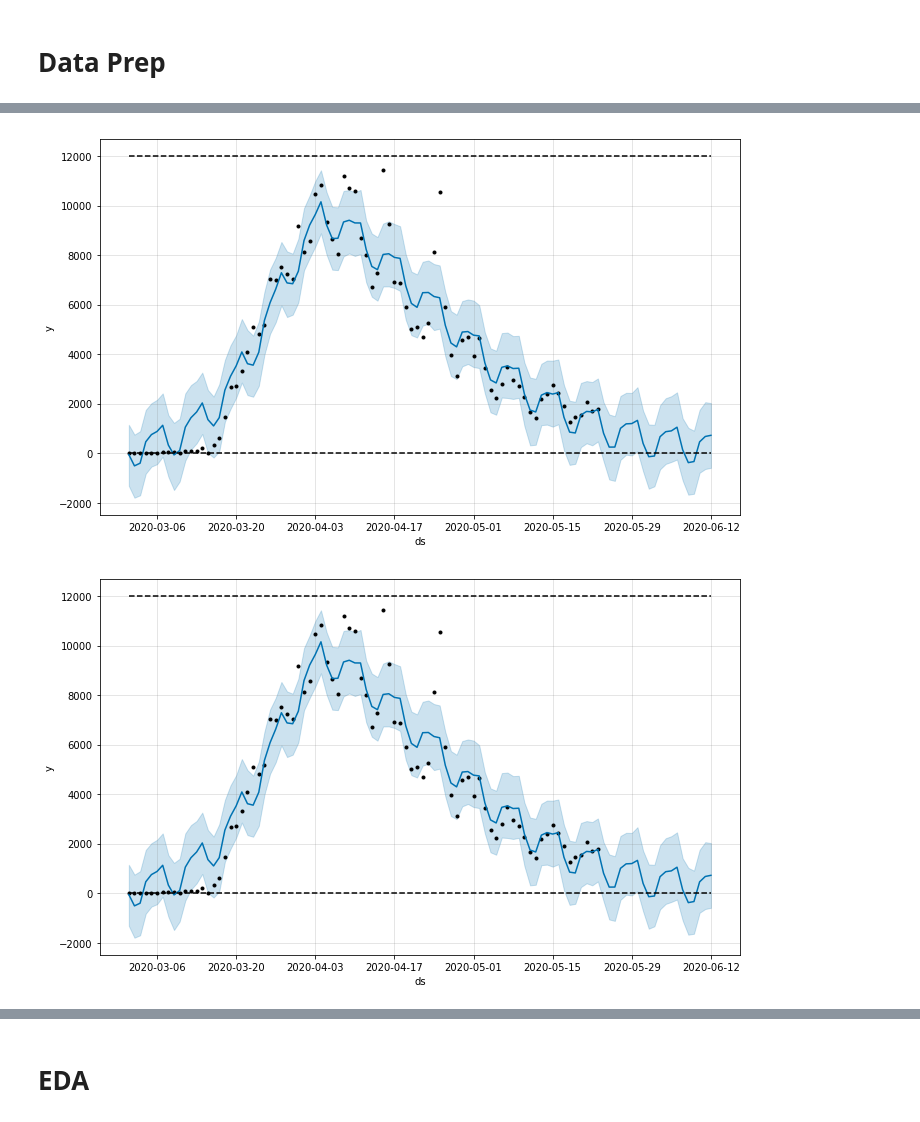
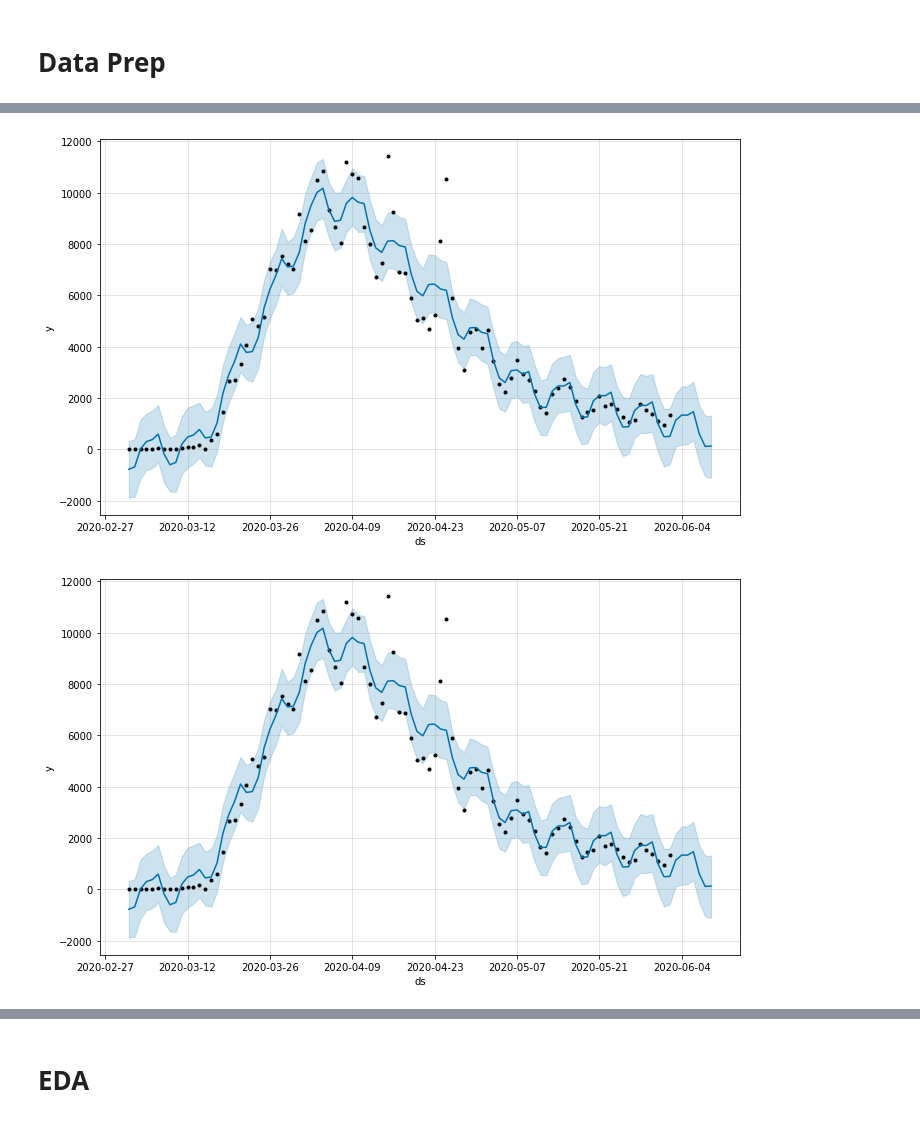
Before and after one commit to heyuping0331/forecasting_covid19_new_cases, a Jupyter notebook: covid19_forecast.ipynb, the cells around one changed output, grey strips where cells are left out. Cells and saved outputs as stored; diff of their text form; code cells hidden in the pictures.

```diff
--- a/covid19_forecast.ipynb
+++ b/covid19_forecast.ipynb
@@ -63,6 +215,6 @@ plt.show()
 # %%
 # Propeht format
-ts_ny_train = ts_ny.loc['2020-03-01':,['Cases_new']].reset_index().rename(columns={'Date':'ds', 'Cases_new':'y'})
+ts_ny_train = ts_ny.loc['2020-03-02':,['Cases_new']].reset_index().rename(columns={'Date':'ds', 'Cases_new':'y'})
 ts_ny_train.tail()
 # %% [output]
 |  | ds | y |
@@ -74,21 +226,15 @@ ts_ny_train.tail()
 # %%
-
-# my_grid = {
-#     'growth': ['linear', 'logistic']
-#     ,'changepoint_prior': [0.01, 0.1, 0.5]
-#     ,'changepoint_range': [0.8]
-#     ,'weekly_fourier_order': [3, 5]
-# }
-
-
+# Hyperparameter tuning
 my_grid = {
-    'growth': ['logistic']
+    'growth': ['logistic', 'linear']
     ,'changepoint_prior': [0.5]
     ,'changepoint_range': [0.8]
     ,'weekly_fourier_order': [3]
+    ,'seasonal_mode': ['multiplicative', 'additive']
 }
 
 params_best = tune_hyperparameters(data=ts_ny_train, model_prophet=fit_model, model_cv=cross_validate, grid=my_grid)
-
+params_best = params_best.sort_values('MAPE')
+mape_lowest = np.min(params_best['MAPE'])
 params_best
 # %% [output]
@@ -99,17 +258,19 @@ INFO:fbprophet:n_changepoints greater than number of observations.Using 21.
 # %%
+# Generate forecasts for next 7 days
 m, forecast = make_forecasts(
         model_prophet=fit_model,
-        best_trend_func=params_best.loc[0,'growth'],
-        best_changepoint_prior=params_best.loc[0,'changepoint_prior'],
-        best_changepoint_range=params_best.loc[0,'changepoint_range'],
-        best_weekly_fourier_order=params_best.loc[0,'weekly_fourier_order'],
         ts=ts_ny_train,
-        horizon=20)
+        horizon=7,
+        best_trend_func=params_best.loc[params_best['MAPE']==mape_lowest,'growth'].item(),
+        best_changepoint_prior=params_best.loc[params_best['MAPE']==mape_lowest,'changepoint_prior'].item(),
+        best_changepoint_range=params_best.loc[params_best['MAPE']==mape_lowest,'changepoint_range'].item(),
+        best_weekly_fourier_order=params_best.loc[params_best['MAPE']==mape_lowest,'weekly_fourier_order'].item(),
+        best_seasonal_mode = params_best.loc[params_best['MAPE']==mape_lowest,'seasonal_mode'].item())
 
 m.plot(forecast)
 # %% [output]
-[figure, old version]
+[figure, new version]
-[figure, old version]
+[figure, new version]
 # %%
 fig = m.plot_components(forecast)
 
```
Also changed, not shown: parts of 32 cells of this notebook.
